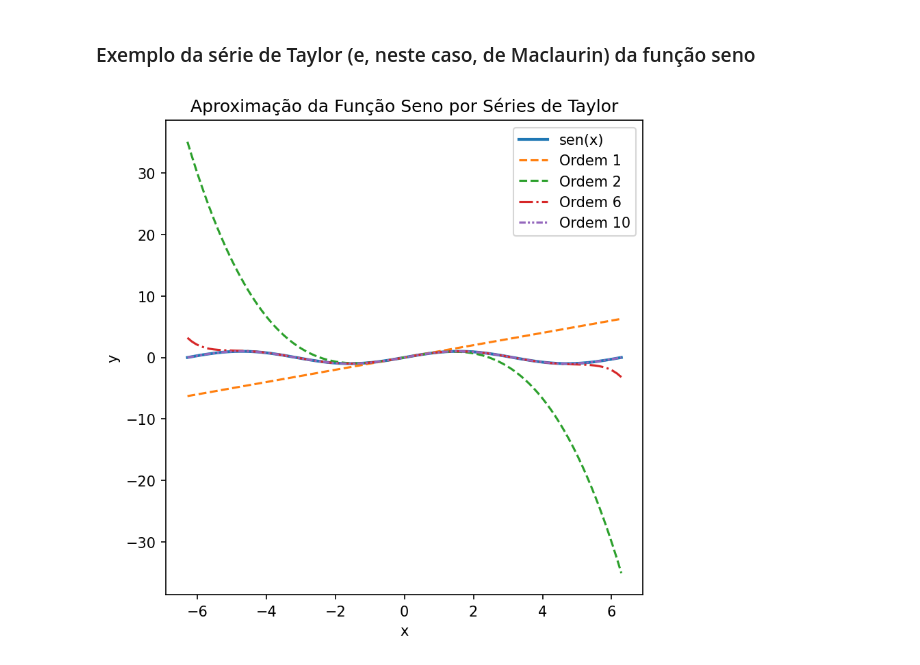
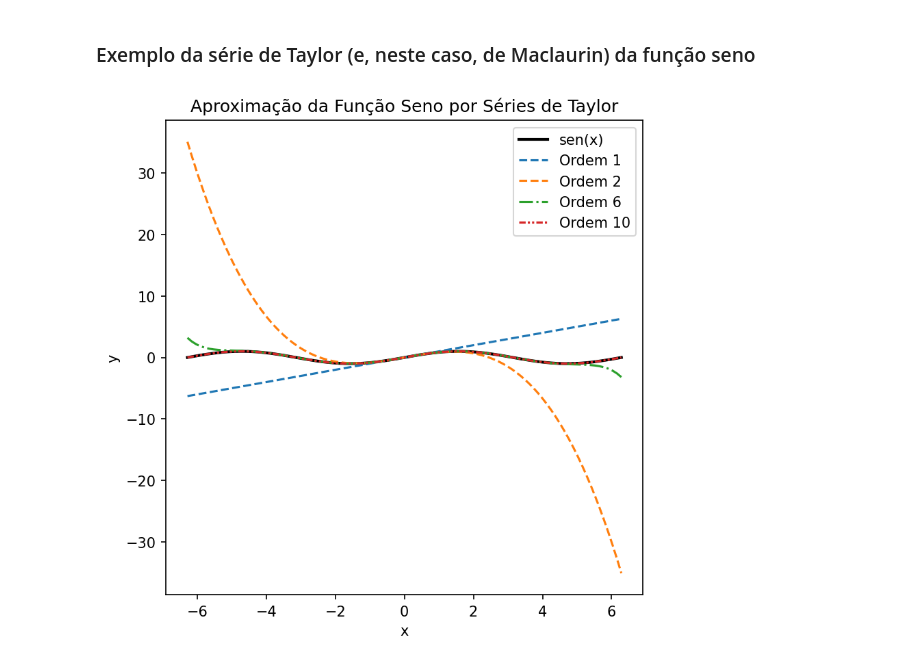
Before and after one commit to alaskaquefalta/CalculoBNotebook, a Jupyter notebook: CálculoB.ipynb, the cells around one changed output. Saved outputs shown, nothing was run; the diff lists cells and outputs as text; code cells hidden in the pictures.

```diff
--- a/CálculoB.ipynb
+++ b/CálculoB.ipynb
@@ -284,32 +284,32 @@ def seno(x):
     return np.sin(x)
 
 # 2. Definindo a série de Taylor do seno em torno de x=0 ( uma série de Maclaurin)
 def serie_taylor_seno(x, n):
     soma = 0
     for i in range(n):
         termo = ((-1)**i * x**(2*i + 1)) / math.factorial(2*i + 1)
         soma += termo
     return soma
 
 def serie_taylor(x, n):
     funcao = 0
 
 
 # 3. Valores de x para os quais queremos calcular a série
 x_vals = np.linspace(-2*np.pi, 2*np.pi, 100)
 
 # 4. Plotando a função original e a série de Taylor
 plt.figure(figsize=(6, 6), dpi=150)
-plt.plot(x_vals, seno(x_vals), label='sen(x)', linewidth=2)
+plt.plot(x_vals, seno(x_vals), label='sen(x)', linewidth=2, color='black')
 plt.plot(x_vals, serie_taylor_seno(x_vals, 1), label='Ordem 1', linestyle='--')
 plt.plot(x_vals, serie_taylor_seno(x_vals, 2), label='Ordem 2', linestyle='--')
 plt.plot(x_vals, serie_taylor_seno(x_vals, 6), label='Ordem 6', linestyle='-.')
 plt.plot(x_vals, serie_taylor_seno(x_vals, 10), label='Ordem 10', linestyle=(0, (3, 1, 1, 1, 1, 1)))
 plt.xlabel('x')
 plt.ylabel('y')
 plt.title('Aproximação da Função Seno por Séries de Taylor')
 plt.legend()
 plt.grid(False)
 plt.show()
 # %% [output]
-[figure, old version]
+[figure, new version]
```
